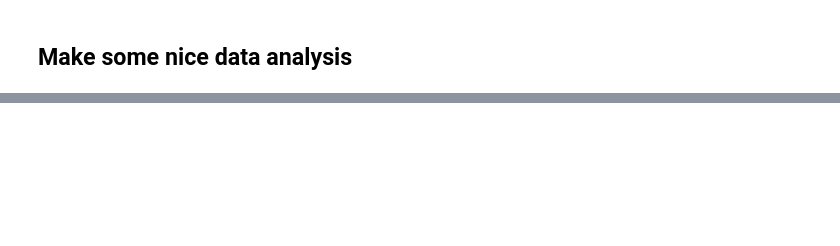
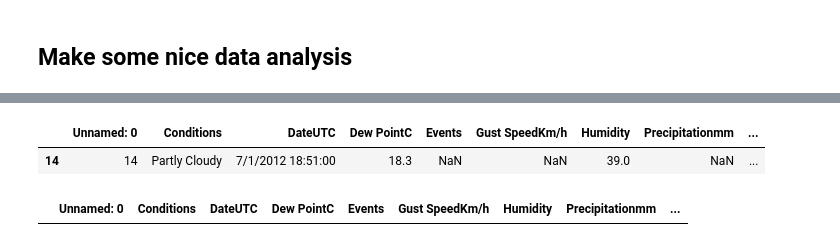
Before and after one commit to masve/saav-deliveries, a Jupyter notebook: project/Weather Data.ipynb, the cells around one changed output, grey strips where cells are left out. Drawn from its saved outputs; the diff is of its cells as text; code cells hidden in the pictures; blank space fills up the shorter version.

```diff
--- a/project/Weather Data.ipynb
+++ b/project/Weather Data.ipynb
@@ -233,0 +232,9 @@ print 'eh'
+# %%
+lookup_weather('07/01/2012', '14:40')
+# %% [output]
+|  | Unnamed: 0 | Conditions | DateUTC | Dew PointC | Events | Gust SpeedKm/h | Humidity | Precipitationmm | ... |
+| 14 | 14 | Partly Cloudy | 7/1/2012 18:51:00 | 18.3 | NaN | NaN | 39.0 | NaN | ... |
+# %%
+lookup_weather('03/02/2016', '11:30')
+# %% [output]
+|  | Unnamed: 0 | Conditions | DateUTC | Dew PointC | Events | Gust SpeedKm/h | Humidity | Precipitationmm | ... |
```
Also changed, not shown: parts of 14 cells of this notebook, 2 other files.
